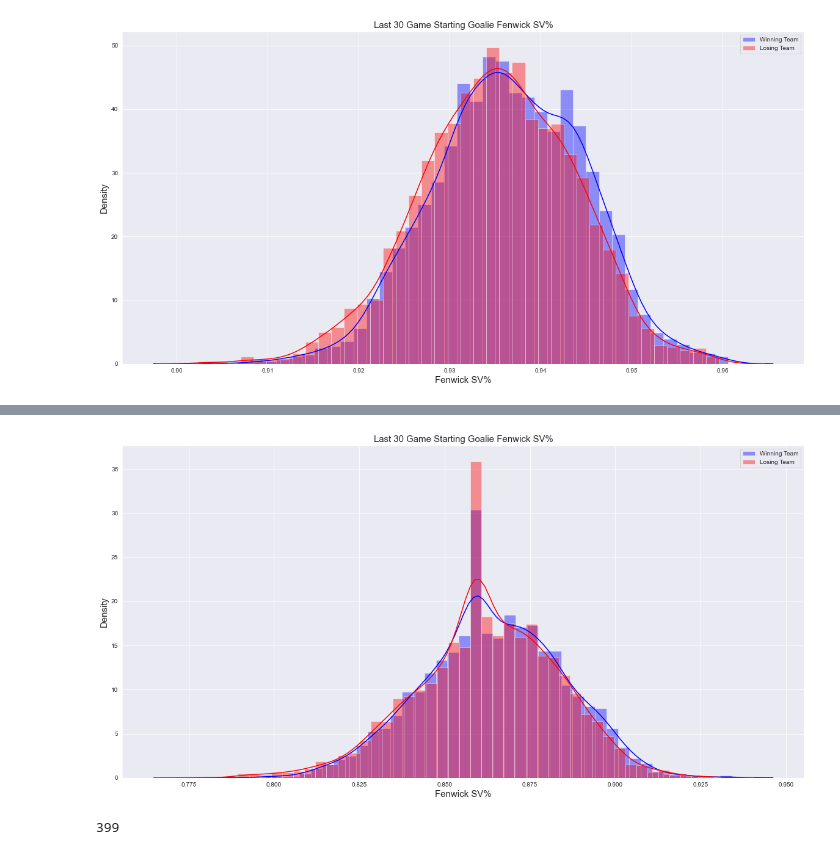
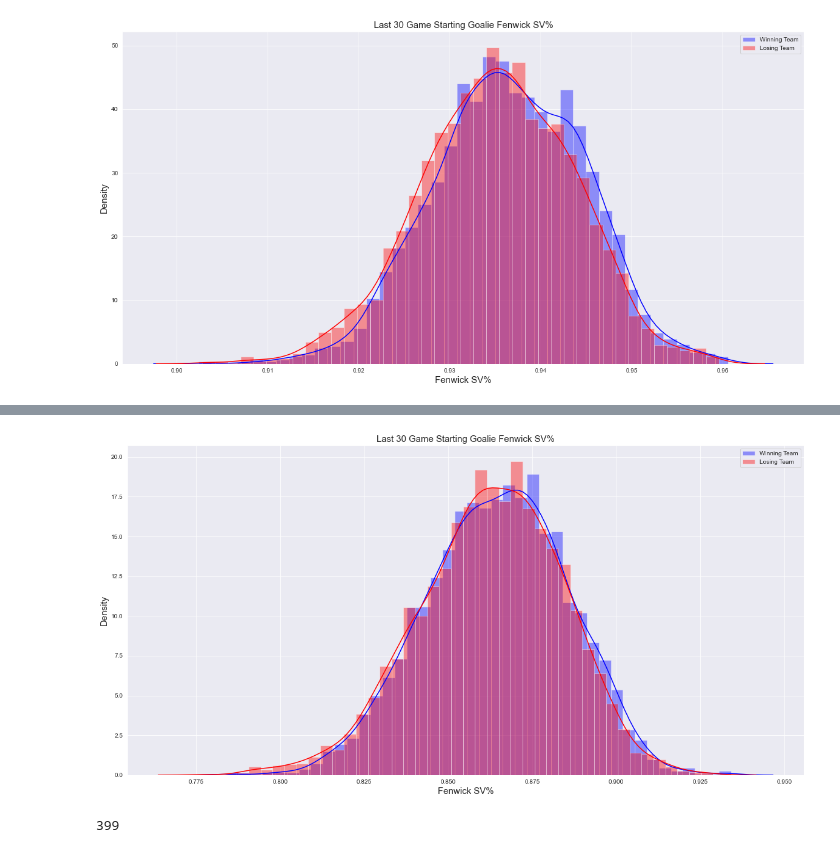
Before and after one commit to gschwaeb/NHL_Game_Prediction, a Jupyter notebook: EDA.ipynb, the cells around one changed output, grey strips where cells are left out. Cells and saved outputs as stored; diff of their text form; code cells hidden in the pictures.

```diff
--- a/EDA.ipynb
+++ b/EDA.ipynb
@@ -786,18 +786,18 @@ plt.show()
 # %%
 fig,ax = plt.subplots(figsize = (20,10))
 
-ax = sns.distplot(df_winner['winner_Goalie_HDCSV%'], color = 'blue', label = 'Winning Team')
-ax = sns.distplot(df_winner['loser_Goalie_HDCSV%'], color = 'red', label = 'Losing Team')
+ax = sns.distplot(df_winner[df_winner['winner_Goalie_HDCSV%'] != ig_HDCSV]['winner_Goalie_HDCSV%'], color = 'blue', label = 'Winning Team')
+ax = sns.distplot(df_winner[df_winner['loser_Goalie_HDCSV%'] != ig_HDCSV]['loser_Goalie_HDCSV%'], color = 'red', label = 'Losing Team')
 
 ax.set_title('Last 30 Game Starting Goalie Fenwick SV%', fontsize = 15)
 ax.set_xlabel('Fenwick SV%', fontsize = 15)
 ax.set_ylabel('Density', fontsize = 15)
 ax.legend(loc = 'upper right')
 # ax.get_yaxis().get_major_formatter().set_scientific(False)
 ax.get_xaxis().get_major_formatter().set_scientific(False)
 plt.show()
 # %% [output]
-[figure, old version]
+[figure, new version]
 # %%
 display(df_winner[(df_winner['winner_B2B'] ==1) & (df_winner['loser_B2B'] ==0)].shape[0])
 display(df_winner[(df_winner['winner_B2B'] ==0) & (df_winner['loser_B2B'] ==1)].shape[0])
```
Also changed, not shown: parts of 8 cells of this notebook, 3 other files.
